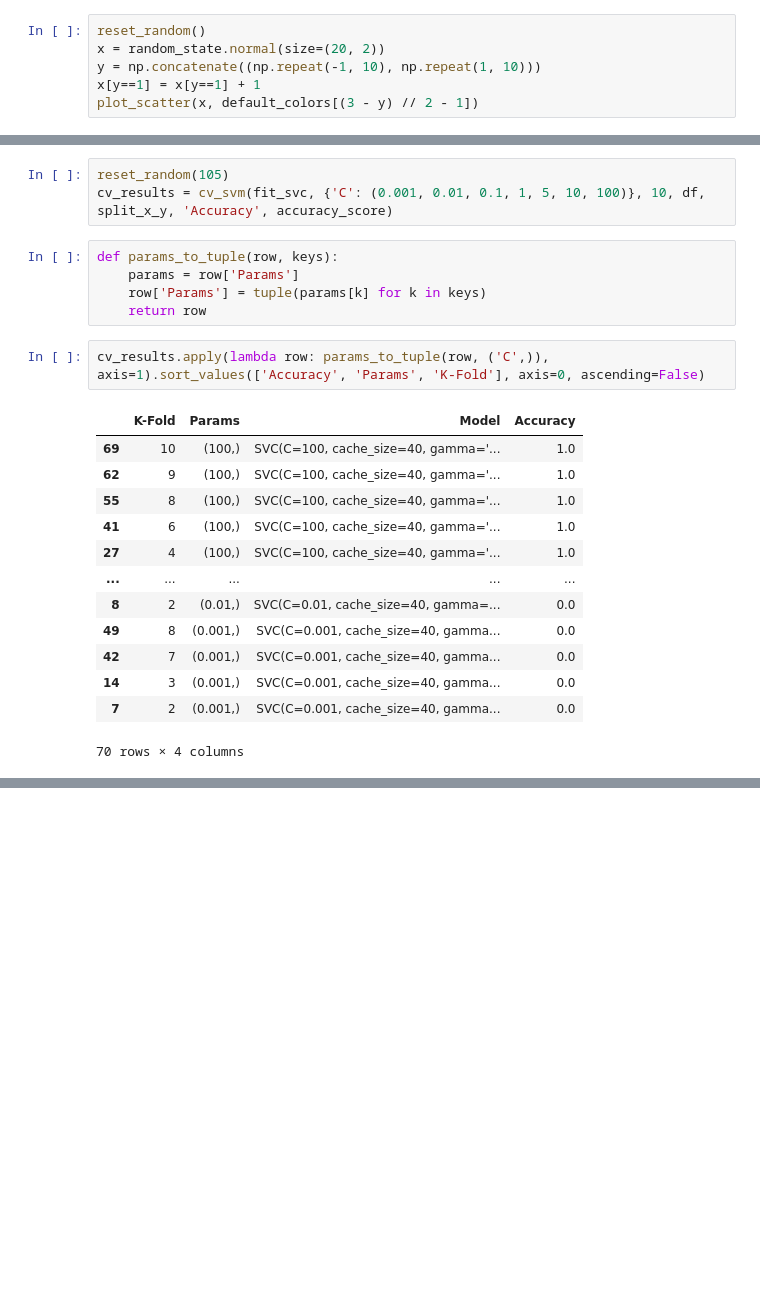
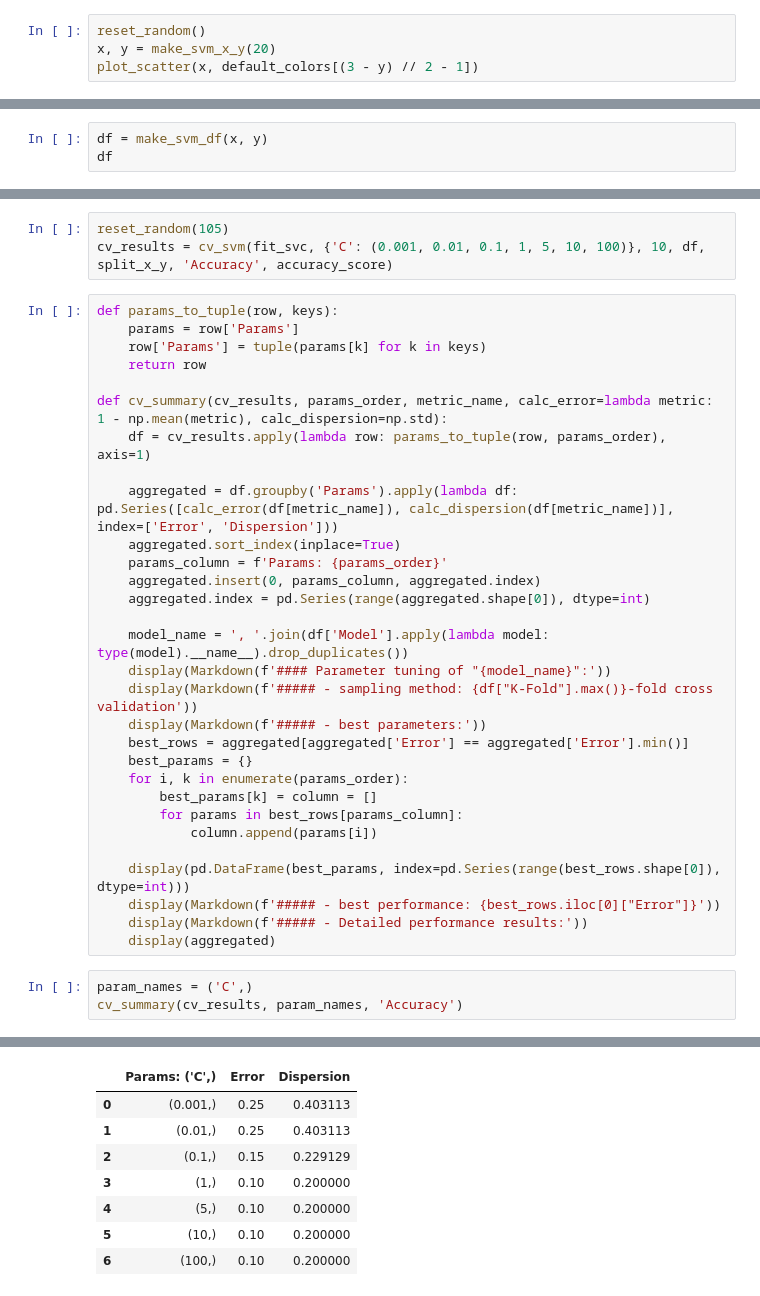
Before and after one commit to shevchenkobn/ml-practice, a Jupyter notebook: a7/a7.ipynb, the cells around one changed output, grey strips where cells are left out. Drawn from its saved outputs; the diff is of its cells as text; blank space fills up the shorter version.

```diff
--- a/a7/a7.ipynb
+++ b/a7/a7.ipynb
@@ -54,9 +61,7 @@ def plot_scatter(xy, colors):
     fig.show()
 # %%
 reset_random()
-x = random_state.normal(size=(20, 2))
-y = np.concatenate((np.repeat(-1, 10), np.repeat(1, 10)))
-x[y==1] = x[y==1] + 1
+x, y = make_svm_x_y(20)
 plot_scatter(x, default_colors[(3 - y) // 2 - 1])
 # %% [output]
 [interactive output not drawn]
@@ -121,0 +108,3 @@ df
+# %%
+df = make_svm_df(x, y)
+df
@@ -224,24 +231,37 @@ def cv_svm(sklearn_fit, param_dict, k, df, split_x_y, metric_name, calculate_met
 # %%
 reset_random(105)
 cv_results = cv_svm(fit_svc, {'C': (0.001, 0.01, 0.1, 1, 5, 10, 100)}, 10, df, split_x_y, 'Accuracy', accuracy_score)
-# %%
-def params_to_tuple(row, keys):
-    params = row['Params']
-    row['Params'] = tuple(params[k] for k in keys)
-    return row
-# %%
-cv_results.apply(lambda row: params_to_tuple(row, ('C',)), axis=1).sort_values(['Accuracy', 'Params', 'K-Fold'], axis=0, ascending=False)
-# %% [output]
-|  | K-Fold | Params | Model | Accuracy |
-| 69 | 10 | (100,) | SVC(C=100, cache_size=40, gamma='... | 1.0 |
-| 62 | 9 | (100,) | SVC(C=100, cache_size=40, gamma='... | 1.0 |
-| 55 | 8 | (100,) | SVC(C=100, cache_size=40, gamma='... | 1.0 |
-| 41 | 6 | (100,) | SVC(C=100, cache_size=40, gamma='... | 1.0 |
-| 27 | 4 | (100,) | SVC(C=100, cache_size=40, gamma='... | 1.0 |
-| ... | ... | ... | ... | ... |
-| 8 | 2 | (0.01,) | SVC(C=0.01, cache_size=40, gamma=... | 0.0 |
-| 49 | 8 | (0.001,) | SVC(C=0.001, cache_size=40, gamma... | 0.0 |
-| 42 | 7 | (0.001,) | SVC(C=0.001, cache_size=40, gamma... | 0.0 |
-| 14 | 3 | (0.001,) | SVC(C=0.001, cache_size=40, gamma... | 0.0 |
-| 7 | 2 | (0.001,) | SVC(C=0.001, cache_size=40, gamma... | 0.0 |
-70 rows × 4 columns
+# %%
+def params_to_tuple(row, keys):
+    params = row['Params']
+    row['Params'] = tuple(params[k] for k in keys)
+    return row
+
+def cv_summary(cv_results, params_order, metric_name, calc_error=lambda metric: 1 - np.mean(metric), calc_dispersion=np.std):
+    df = cv_results.apply(lambda row: params_to_tuple(row, params_order), axis=1)
+
+    aggregated = df.groupby('Params').apply(lambda df: pd.Series([calc_error(df[metric_name]), calc_dispersion(df[metric_name])], index=['Error', 'Dispersion']))
+    aggregated.sort_index(inplace=True)
+    params_column = f'Params: {params_order}'
+    aggregated.insert(0, params_column, aggregated.index)
+    aggregated.index = pd.Series(range(aggregated.shape[0]), dtype=int)
+
+    model_name = ', '.join(df['Model'].apply(lambda model: type(model).__name__).drop_duplicates())
+    display(Markdown(f'#### Parameter tuning of "{model_name}":'))
+    display(Markdown(f'##### - sampling method: {df["K-Fold"].max()}-fold cross validation'))
+    display(Markdown(f'##### - best parameters:'))
+    best_rows = aggregated[aggregated['Error'] == aggregated['Error'].min()]
+    best_params = {}
+    for i, k in enumerate(params_order):
+        best_params[k] = column = []
+        for params in best_rows[params_column]:
+            column.append(params[i])
+
+    display(pd.DataFrame(best_params, index=pd.Series(range(best_rows.shape[0]), dtype=int)))
+    display(Markdown(f'##### - best performance: {best_rows.iloc[0]["Error"]}'))
+    display(Markdown(f'##### - Detailed performance results:'))
+    display(aggregated)
+# %%
+param_names = ('C',)
+cv_summary(cv_results, param_names, 'Accuracy')
+# %% [output]
@@ -247,0 +278,8 @@ cv_results.apply(lambda row: params_to_tuple(row, ('C',)), axis=1).sort_values([
+|  | Params: ('C',) | Error | Dispersion |
+| 0 | (0.001,) | 0.25 | 0.403113 |
+| 1 | (0.01,) | 0.25 | 0.403113 |
+| 2 | (0.1,) | 0.15 | 0.229129 |
+| 3 | (1,) | 0.10 | 0.200000 |
+| 4 | (5,) | 0.10 | 0.200000 |
+| 5 | (10,) | 0.10 | 0.200000 |
+| 6 | (100,) | 0.10 | 0.200000 |
```
Also changed, not shown: parts of 17 cells of this notebook.
